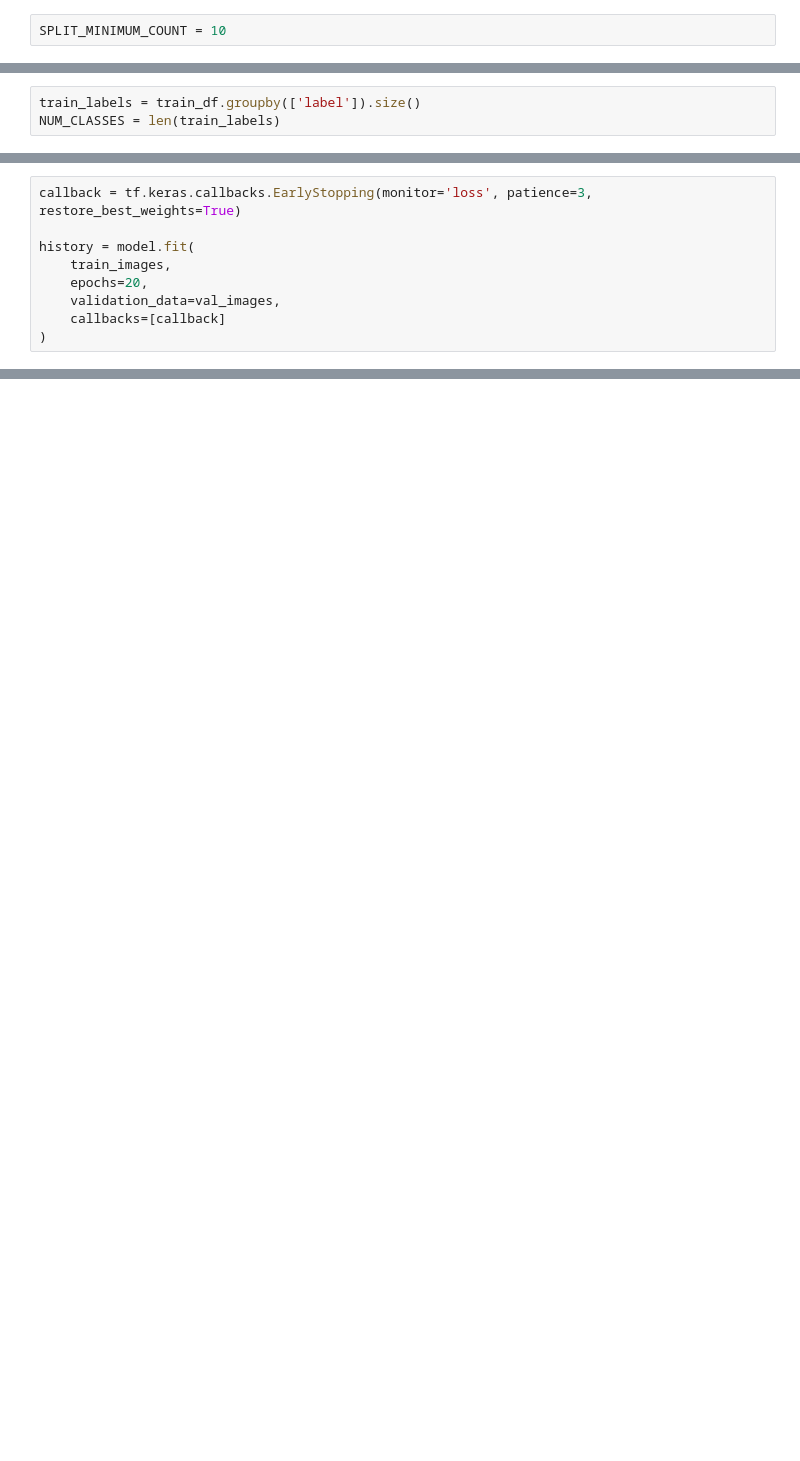
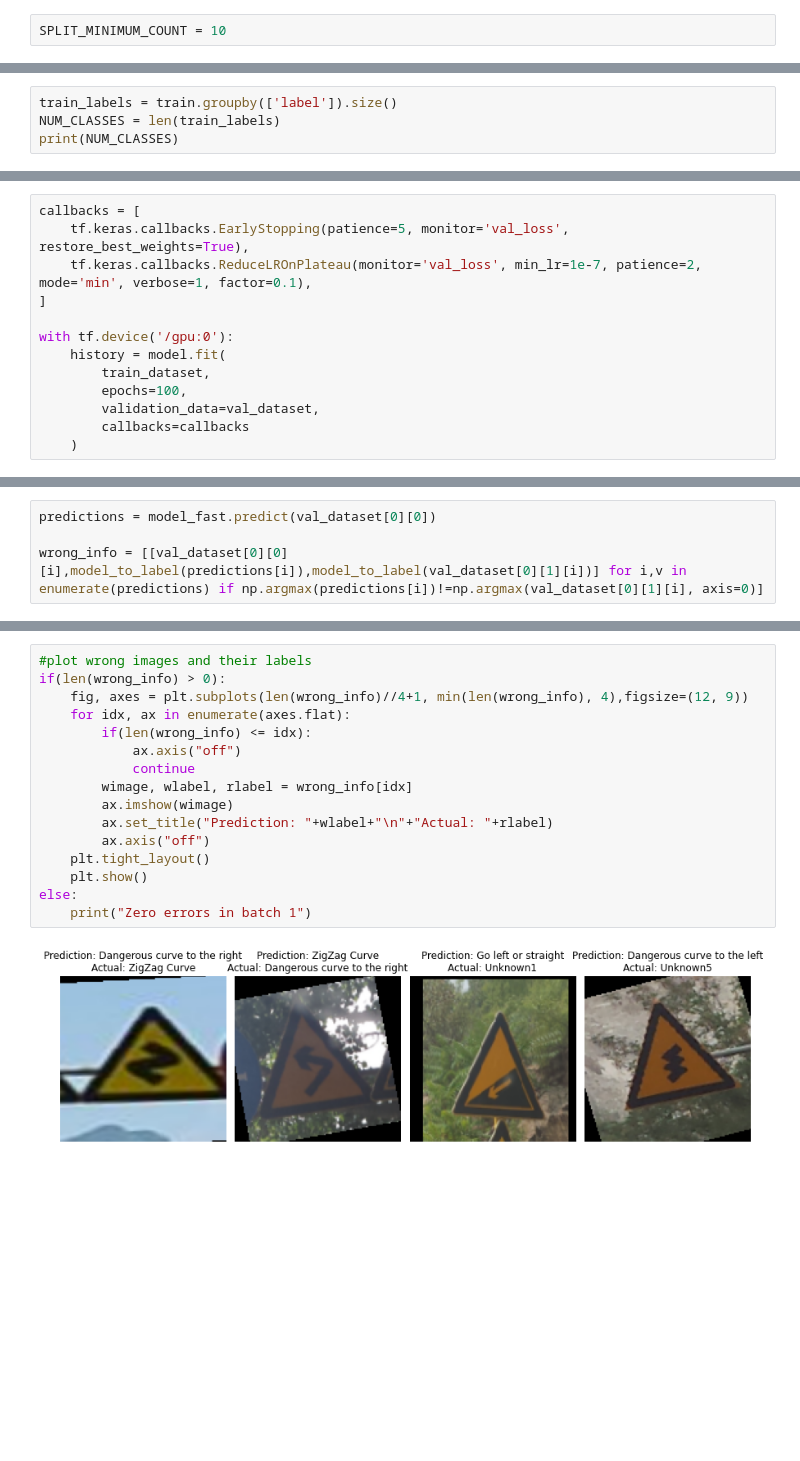
Before and after one commit to alexdalat/traffic-signs-v1, a Jupyter notebook: main.ipynb, the cells around one changed output, grey strips where cells are left out. Cells and saved outputs as stored; diff of their text form; blank space fills up the shorter version.

```diff
--- a/main.ipynb
+++ b/main.ipynb
@@ -121,3 +141,4 @@ train, val = custom_train_test_split(train_df)
 # %%
-train_labels = train_df.groupby(['label']).size()
+train_labels = train.groupby(['label']).size()
 NUM_CLASSES = len(train_labels)
+print(NUM_CLASSES)
@@ -210,12 +273,3 @@ model.compile(
     loss='categorical_crossentropy',
     metrics=['acc'],
 )
-# %%
-callback = tf.keras.callbacks.EarlyStopping(monitor='loss', patience=3, restore_best_weights=True)
-
-history = model.fit(
-    train_images,
-    epochs=20,
-    validation_data=val_images,
-    callbacks=[callback]
-)
@@ -250,0 +276,13 @@ plt.show()
+# %%
+callbacks = [
+	tf.keras.callbacks.EarlyStopping(patience=5, monitor='val_loss', restore_best_weights=True),
+	tf.keras.callbacks.ReduceLROnPlateau(monitor='val_loss', min_lr=1e-7, patience=2, mode='min', verbose=1, factor=0.1),
+]
+
+with tf.device('/gpu:0'):
+	history = model.fit(
+		train_dataset,
+		epochs=100,
+		validation_data=val_dataset,
+		callbacks=callbacks
+	)
@@ -250,0 +408,4 @@ plt.show()
+# %%
+predictions = model_fast.predict(val_dataset[0][0])
+
+wrong_info = [[val_dataset[0][0][i],model_to_label(predictions[i]),model_to_label(val_dataset[0][1][i])] for i,v in enumerate(predictions) if np.argmax(predictions[i])!=np.argmax(val_dataset[0][1][i], axis=0)]
@@ -250,0 +414,18 @@ plt.show()
+# %%
+#plot wrong images and their labels
+if(len(wrong_info) > 0):
+	fig, axes = plt.subplots(len(wrong_info)//4+1, min(len(wrong_info), 4),figsize=(12, 9))
+	for idx, ax in enumerate(axes.flat):
+		if(len(wrong_info) <= idx):
+			ax.axis("off")
+			continue
+		wimage, wlabel, rlabel = wrong_info[idx]
+		ax.imshow(wimage)
+		ax.set_title("Prediction: "+wlabel+"\n"+"Actual: "+rlabel)
+		ax.axis("off")
+	plt.tight_layout()
+	plt.show()
+else:
+	print("Zero errors in batch 1")
+# %% [output]
+[figure, added]
```
Also changed, not shown: parts of 22 cells of this notebook.
